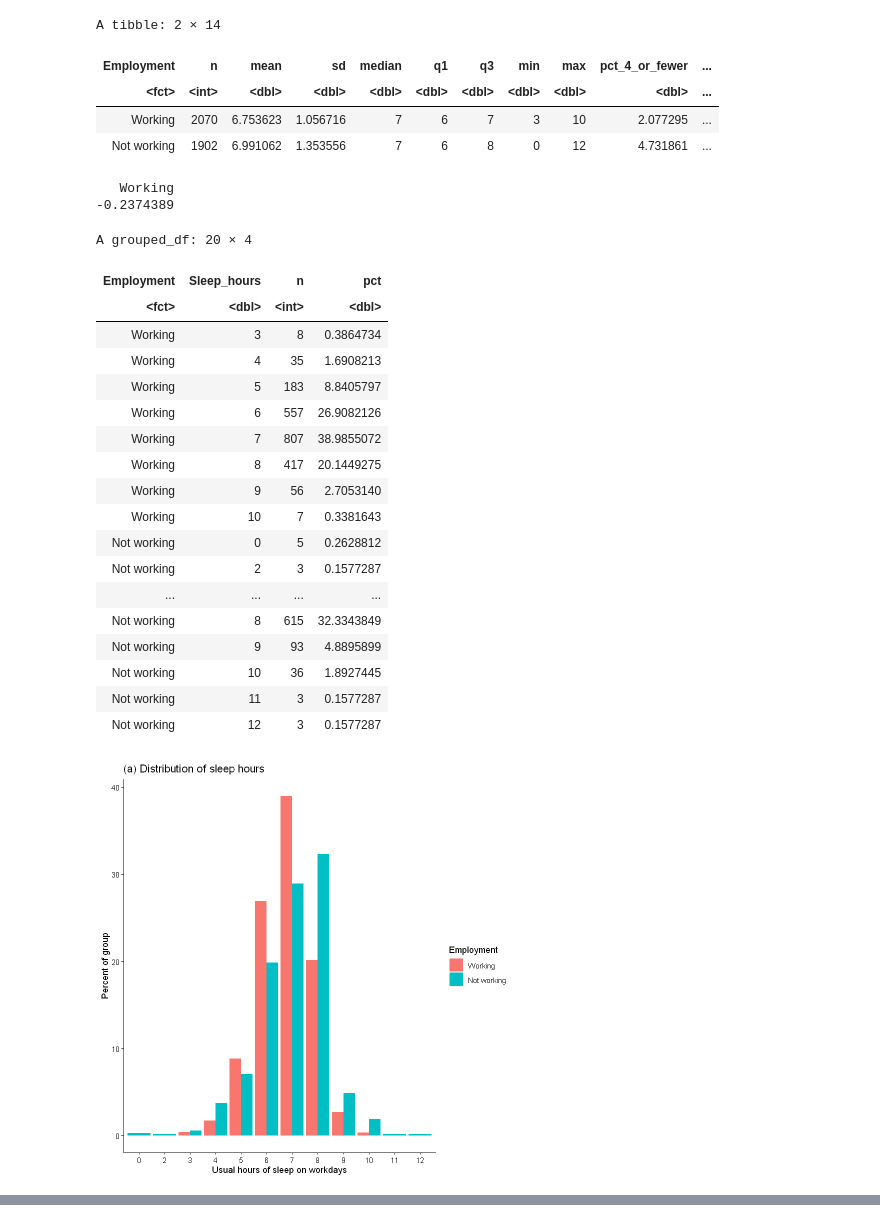
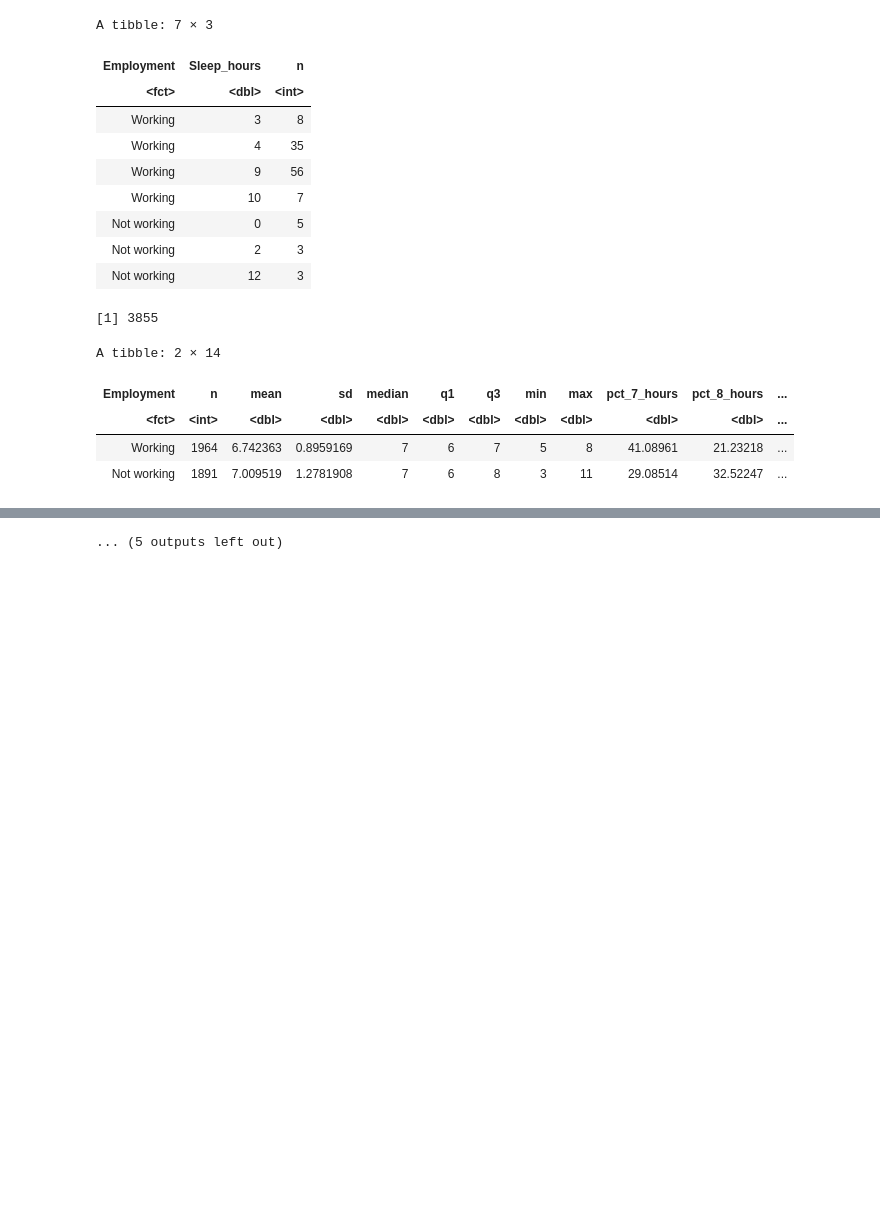
Before and after one commit to April124/STAT-300, a Jupyter notebook: EDA.ipynb, the cells around one changed output, grey strips where cells are left out. Cells and saved outputs as stored; diff of their text form; code cells hidden in the pictures; blank space fills up the shorter version.

```diff
--- a/EDA.ipynb
+++ b/EDA.ipynb
@@ -1,5 +1,5 @@
 # %%
-# ---- Appendix: R code for Introduction and EDA (Mia) ----
+# Appendix: R code for Introduction and EDA
 library(readr)
 library(tidyverse)
 
@@ -12,7 +12,7 @@ MIDUS <- read_tsv("04652-0001-Data.tsv")
 dat <- MIDUS |>
   select(M2ID, M2FAMNUM, B1PB3A, B1SA57A, B1PAGE_M2, B1PRSEX)
 
-# ---- Data preparation: sample sizes at each step ----
+# Data preparation: sample sizes at each step
 n_all   <- nrow(dat)                                   # 4963
 step1   <- dat |> filter(B1PB3A %in% c(1, 2))          # 4946
 step2   <- step1 |> filter(!B1SA57A %in% c(-1, 98))    # 3972
@@ -26,12 +26,31 @@ step1 |>
   group_by(removed) |>
   summarise(n = n(), mean_age = mean(B1PAGE_M2))
 
-sleep <- step2 |>
+sleep_all <- step2 |>
   mutate(Employment = factor(B1PB3A, levels = c(1, 2),
                              labels = c("Working", "Not working")),
          Sleep_hours = B1SA57A)
 
-# ---- Table 1: summary statistics by group ----
+# Step 3: remove outliers within each group (box plot rule: 1.5 * IQR)
+sleep <- sleep_all |>
+  group_by(Employment) |>
+  mutate(q1 = quantile(Sleep_hours, 0.25),
+         q3 = quantile(Sleep_hours, 0.75),
+         lower = q1 - 1.5 * (q3 - q1),
+         upper = q3 + 1.5 * (q3 - q1)) |>
+  ungroup()
+
+# Check what will be removed (cutoffs and counts by group)
+sleep |>
+  filter(Sleep_hours < lower | Sleep_hours > upper) |>
+  count(Employment, Sleep_hours)
+
+sleep <- sleep |>
+  filter(Sleep_hours >= lower, Sleep_hours <= upper) |>
+  select(-q1, -q3, -lower, -upper)
+nrow(sleep)   # 3855 (Working 1964, Not working 1891)
+
+# summary statistics by group
 sleep |>
   group_by(Employment) |>
   summarise(n = n(),
@@ -39,8 +58,8 @@ sleep |>
             median = median(Sleep_hours),
             q1 = quantile(Sleep_hours, 0.25), q3 = quantile(Sleep_hours, 0.75),
             min = min(Sleep_hours), max = max(Sleep_hours),
-            pct_4_or_fewer = 100 * mean(Sleep_hours <= 4),
-            pct_9_or_more  = 100 * mean(Sleep_hours >= 9),
+            pct_7_hours = 100 * mean(Sleep_hours == 7),
+            pct_8_hours = 100 * mean(Sleep_hours == 8),
             mean_age = mean(B1PAGE_M2), sd_age = sd(B1PAGE_M2),
             pct_female = 100 * mean(B1PRSEX == 2))
 
@@ -52,7 +71,7 @@ means["Working"] - means["Not working"]
 sleep |> count(Employment, Sleep_hours) |>
   group_by(Employment) |> mutate(pct = 100 * n / sum(n))
 
-# ---- Figure 1(a): distribution of sleep hours by group ----
+#  Figure 1(a): distribution of sleep hours by group
 props <- sleep |>
   count(Employment, Sleep_hours) |>
   group_by(Employment) |>
@@ -64,7 +83,7 @@ ggplot(props, aes(x = factor(Sleep_hours), y = pct, fill = Employment)) +
        title = "(a) Distribution of sleep hours") +
   theme_classic()
 
-# ---- Figure 1(b): box plots with mean ----
+#  Figure 1(b): box plots with mean
 ggplot(sleep, aes(x = Employment, y = Sleep_hours, fill = Employment)) +
   geom_boxplot(width = 0.5) +
   stat_summary(fun = mean, geom = "point", shape = 23, fill = "white", size = 3) +
@@ -87,45 +106,34 @@ Warning message:
 dbl (2188): M2ID, M2FAMNUM, SAMPLMAJ, B1STATUS, B1PAGE_M2, B1PRAGE_2019, M2A...
 
 ℹ Use `spec()` to retrieve the full column specification for this data.
 ℹ Specify the column types or set `show_col_types = FALSE` to quiet this message.
              all employment_valid         analysis
             4963             4946             3972
 A tibble: 3 × 3
 | B1SA57A %in% c(-1) | B1SA57A == 98 | n |
 | <lgl> | <lgl> | <int> |
 | FALSE | FALSE | 3972 |
 | FALSE | TRUE | 54 |
 | TRUE | FALSE | 920 |
 [1] 3645
 A tibble: 2 × 3
 | removed | n | mean_age |
 | <lgl> | <int> | <dbl> |
 | FALSE | 3972 | 56.13721 |
 | TRUE | 974 | 52.41992 |
-A tibble: 2 × 14
+A tibble: 7 × 3
-| Employment | n | mean | sd | median | q1 | q3 | min | max | pct_4_or_fewer | ... |
-| <fct> | <int> | <dbl> | <dbl> | <dbl> | <dbl> | <dbl> | <dbl> | <dbl> | <dbl> | ... |
-| Working | 2070 | 6.753623 | 1.056716 | 7 | 6 | 7 | 3 | 10 | 2.077295 | ... |
-| Not working | 1902 | 6.991062 | 1.353556 | 7 | 6 | 8 | 0 | 12 | 4.731861 | ... |
+| Employment | Sleep_hours | n |
+| <fct> | <dbl> | <int> |
+| Working | 3 | 8 |
+| Working | 4 | 35 |
+| Working | 9 | 56 |
+| Working | 10 | 7 |
+| Not working | 0 | 5 |
+| Not working | 2 | 3 |
+| Not working | 12 | 3 |
-   Working
--0.2374389
+[1] 3855
-A grouped_df: 20 × 4
+A tibble: 2 × 14
-| Employment | Sleep_hours | n | pct |
-| <fct> | <dbl> | <int> | <dbl> |
-| Working | 3 | 8 | 0.3864734 |
-| Working | 4 | 35 | 1.6908213 |
-| Working | 5 | 183 | 8.8405797 |
-| Working | 6 | 557 | 26.9082126 |
-| Working | 7 | 807 | 38.9855072 |
-| Working | 8 | 417 | 20.1449275 |
-| Working | 9 | 56 | 2.7053140 |
-| Working | 10 | 7 | 0.3381643 |
-| Not working | 0 | 5 | 0.2628812 |
-| Not working | 2 | 3 | 0.1577287 |
-| ... | ... | ... | ... |
-| Not working | 8 | 615 | 32.3343849 |
-| Not working | 9 | 93 | 4.8895899 |
-| Not working | 10 | 36 | 1.8927445 |
-| Not working | 11 | 3 | 0.1577287 |
-| Not working | 12 | 3 | 0.1577287 |
+| Employment | n | mean | sd | median | q1 | q3 | min | max | pct_7_hours | pct_8_hours | ... |
+| <fct> | <int> | <dbl> | <dbl> | <dbl> | <dbl> | <dbl> | <dbl> | <dbl> | <dbl> | <dbl> | ... |
+| Working | 1964 | 6.742363 | 0.8959169 | 7 | 6 | 7 | 5 | 8 | 41.08961 | 21.23218 | ... |
+| Not working | 1891 | 7.009519 | 1.2781908 | 7 | 6 | 8 | 3 | 11 | 29.08514 | 32.52247 | ... |
-[figure, removed]
@@ -132,0 +140 @@ A grouped_df: 20 × 4
+... (5 outputs left out)
```
Also changed, not shown: parts of 2 cells of this notebook.
